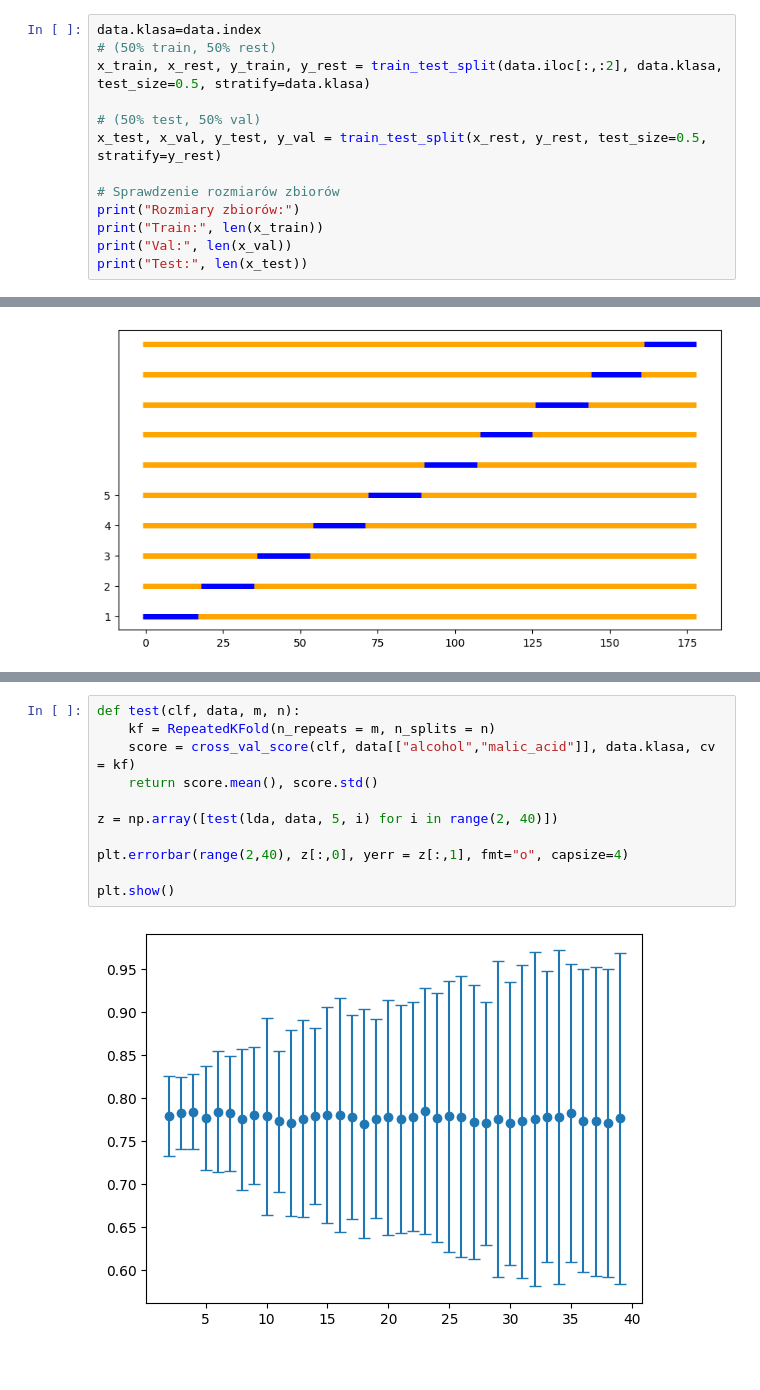
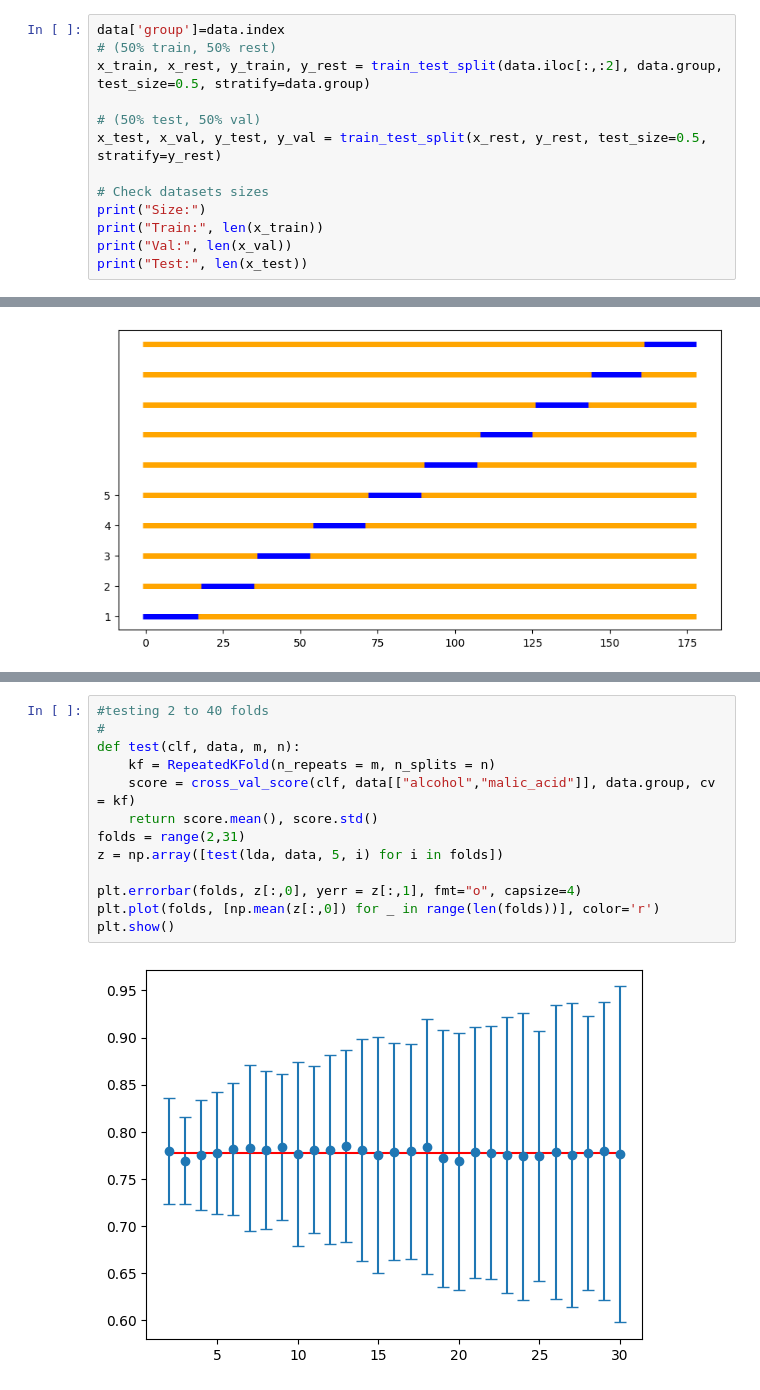
Before and after one commit to PaulaRudzka/Machine_Learning, a Jupyter notebook: Lab_2_LDA_QDA_NB.ipynb, the cells around one changed output, grey strips where cells are left out. Cells and saved outputs as stored; diff of their text form.

```diff
--- a/Lab_2_Wine_Dataset.ipynb
+++ b/Lab_2_LDA_QDA_NB.ipynb
@@ -165,15 +168,15 @@ row_0
 # %% [markdown]
 create train (50%), validation (25%), test (25%) dataset for 2 cols
 # %%
-data.klasa=data.index
+data['group']=data.index
 # (50% train, 50% rest)
-x_train, x_rest, y_train, y_rest = train_test_split(data.iloc[:,:2], data.klasa, test_size=0.5, stratify=data.klasa)
+x_train, x_rest, y_train, y_rest = train_test_split(data.iloc[:,:2], data.group, test_size=0.5, stratify=data.group)
 
 # (50% test, 50% val)
 x_test, x_val, y_test, y_val = train_test_split(x_rest, y_rest, test_size=0.5, stratify=y_rest)
 
-# Sprawdzenie rozmiarów zbiorów
-print("Rozmiary zbiorów:")
+# Check datasets sizes
+print("Size:")
 print("Train:", len(x_train))
 print("Val:", len(x_val))
 print("Test:", len(x_test))
@@ -283,15 +292,17 @@ print(round(cvs.mean(),2))
  0.77777778 0.72222222 0.47058824 0.52941176]
 0.72
 # %%
+#testing 2 to 40 folds
+#
 def test(clf, data, m, n):
     kf = RepeatedKFold(n_repeats = m, n_splits = n)
-    score = cross_val_score(clf, data[["alcohol","malic_acid"]], data.klasa, cv = kf)
+    score = cross_val_score(clf, data[["alcohol","malic_acid"]], data.group, cv = kf)
     return score.mean(), score.std()
+folds = range(2,31)
+z = np.array([test(lda, data, 5, i) for i in folds])
 
-z = np.array([test(lda, data, 5, i) for i in range(2, 40)])
-
-plt.errorbar(range(2,40), z[:,0], yerr = z[:,1], fmt="o", capsize=4)
-
+plt.errorbar(folds, z[:,0], yerr = z[:,1], fmt="o", capsize=4)
+plt.plot(folds, [np.mean(z[:,0]) for _ in range(len(folds))], color='r')
 plt.show()
 # %% [output]
-[figure, old version]
+[figure, new version]
```
Also changed, not shown: parts of 16 cells of this notebook, 2 other files.
